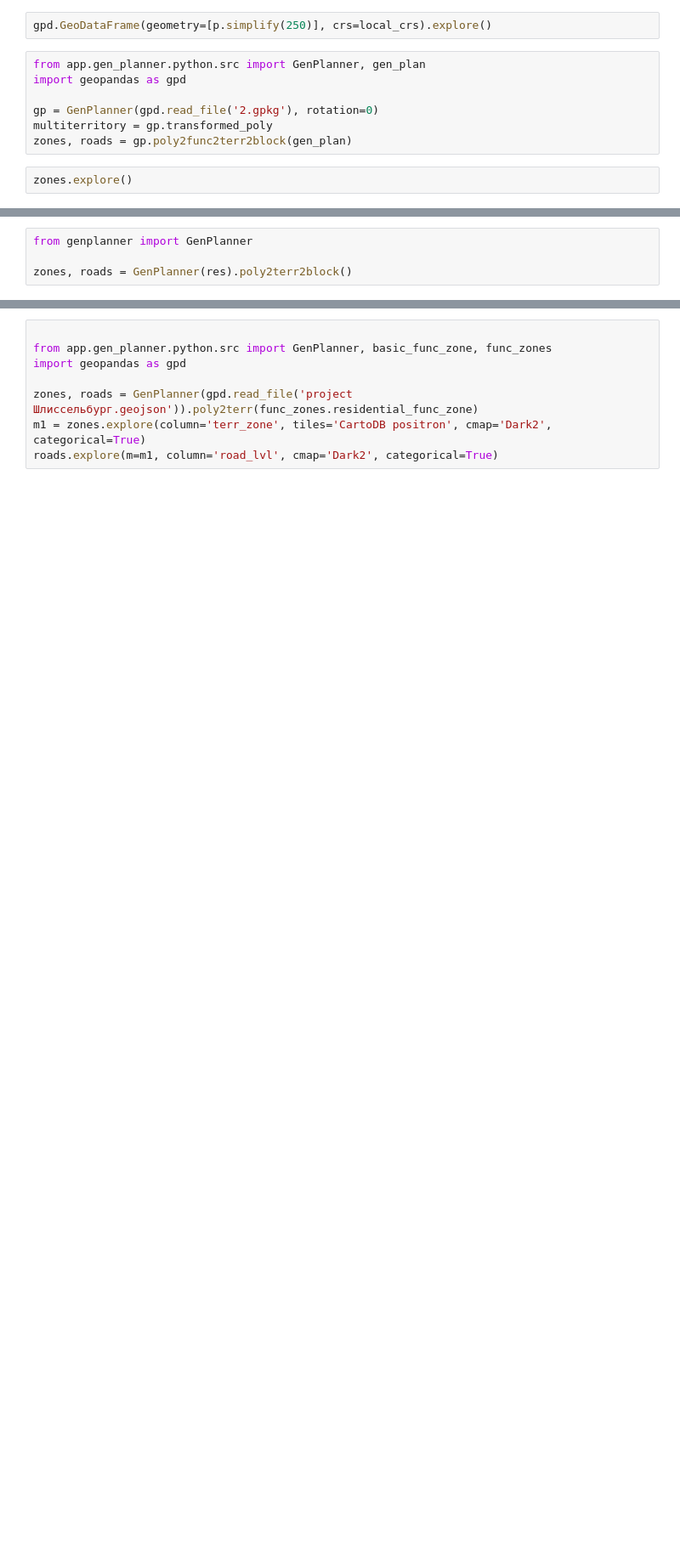
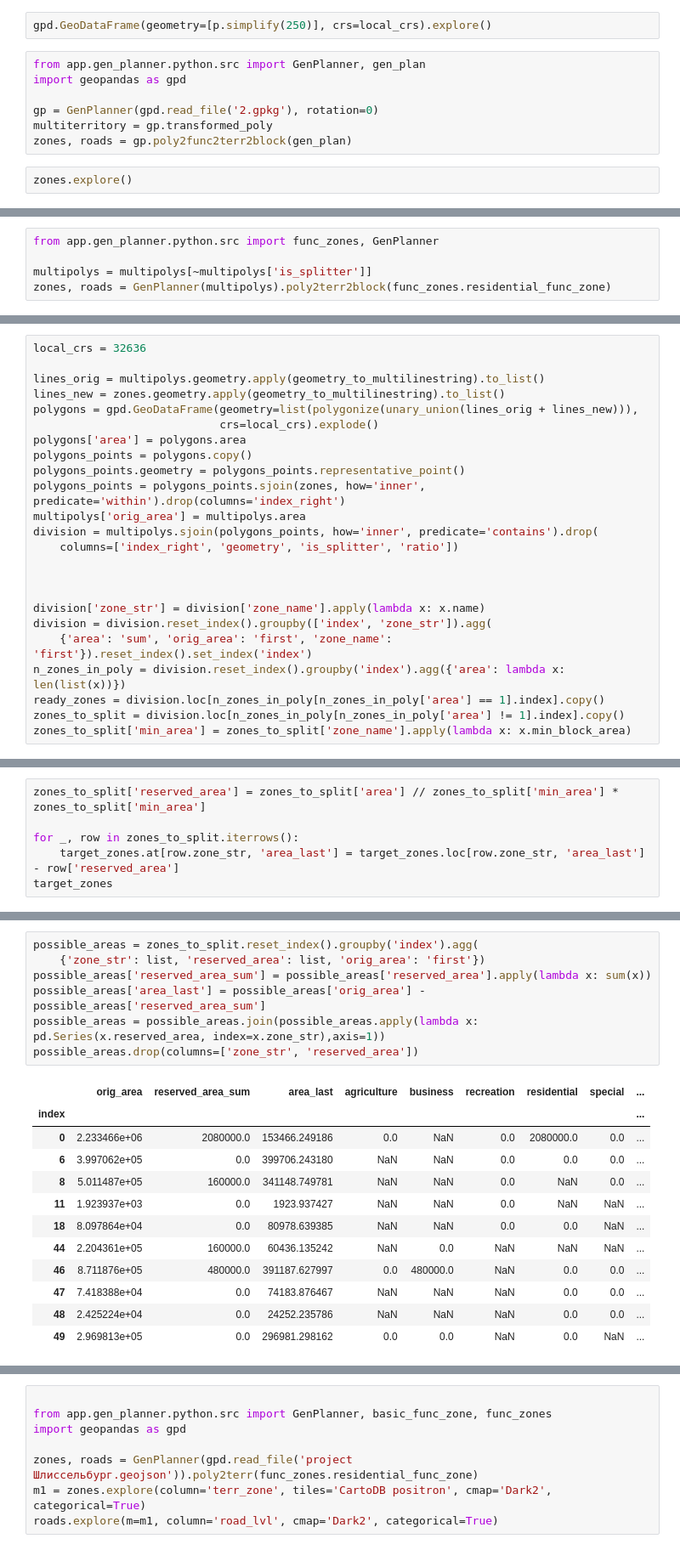
Before and after one commit to IDUclub/GenPlanner, a Jupyter notebook: app/gen_planner/python/src/poisson_sampling.ipynb, the cells around one changed output, grey strips where cells are left out. Shown at 85% size. Drawn from its saved outputs; the diff is of its cells as text; blank space fills up the shorter version.

Commit message:
12.02.2025 (in progress) - multip in progress

```diff
--- a/app/gen_planner/python/src/poisson_sampling.ipynb
+++ b/app/gen_planner/python/src/poisson_sampling.ipynb
@@ -134,7 +137,8 @@ Available workers count 16
 [interactive output not drawn]
 # %%
-from genplanner import GenPlanner
+from app.gen_planner.python.src import func_zones, GenPlanner
 
-zones, roads = GenPlanner(res).poly2terr2block()
+multipolys = multipolys[~multipolys['is_splitter']]
+zones, roads = GenPlanner(multipolys).poly2terr2block(func_zones.residential_func_zone)
 # %%
 m1 = zones.explore(column='zone_name', tiles='CartoDB positron', cmap='Dark2', categorical=True)
@@ -163,0 +148,24 @@ roads
+# %%
+local_crs = 32636
+
+lines_orig = multipolys.geometry.apply(geometry_to_multilinestring).to_list()
+lines_new = zones.geometry.apply(geometry_to_multilinestring).to_list()
+polygons = gpd.GeoDataFrame(geometry=list(polygonize(unary_union(lines_orig + lines_new))),
+                            crs=local_crs).explode()
+polygons['area'] = polygons.area
+polygons_points = polygons.copy()
+polygons_points.geometry = polygons_points.representative_point()
+polygons_points = polygons_points.sjoin(zones, how='inner', predicate='within').drop(columns='index_right')
+multipolys['orig_area'] = multipolys.area
+division = multipolys.sjoin(polygons_points, how='inner', predicate='contains').drop(
+    columns=['index_right', 'geometry', 'is_splitter', 'ratio'])
+
+
+
+division['zone_str'] = division['zone_name'].apply(lambda x: x.name)
+division = division.reset_index().groupby(['index', 'zone_str']).agg(
+    {'area': 'sum', 'orig_area': 'first', 'zone_name': 'first'}).reset_index().set_index('index')
+n_zones_in_poly = division.reset_index().groupby('index').agg({'area': lambda x: len(list(x))})
+ready_zones = division.loc[n_zones_in_poly[n_zones_in_poly['area'] == 1].index].copy()
+zones_to_split = division.loc[n_zones_in_poly[n_zones_in_poly['area'] != 1].index].copy()
+zones_to_split['min_area'] = zones_to_split['zone_name'].apply(lambda x: x.min_block_area)
@@ -163,0 +207,6 @@ roads
+# %%
+zones_to_split['reserved_area'] = zones_to_split['area'] // zones_to_split['min_area'] * zones_to_split['min_area']
+
+for _, row in zones_to_split.iterrows():
+    target_zones.at[row.zone_str, 'area_last'] = target_zones.loc[row.zone_str, 'area_last'] - row['reserved_area']
+target_zones
@@ -163,0 +222,20 @@ roads
+# %%
+possible_areas = zones_to_split.reset_index().groupby('index').agg(
+    {'zone_str': list, 'reserved_area': list, 'orig_area': 'first'})
+possible_areas['reserved_area_sum'] = possible_areas['reserved_area'].apply(lambda x: sum(x))
+possible_areas['area_last'] = possible_areas['orig_area'] -  possible_areas['reserved_area_sum']
+possible_areas = possible_areas.join(possible_areas.apply(lambda x: pd.Series(x.reserved_area, index=x.zone_str),axis=1))
+possible_areas.drop(columns=['zone_str', 'reserved_area'])
+# %% [output]
+|  | orig_area | reserved_area_sum | area_last | agriculture | business | recreation | residential | special | ... |
+| index |  |  |  |  |  |  |  |  | ... |
+| 0 | 2.233466e+06 | 2080000.0 | 153466.249186 | 0.0 | NaN | 0.0 | 2080000.0 | 0.0 | ... |
+| 6 | 3.997062e+05 | 0.0 | 399706.243180 | NaN | NaN | 0.0 | 0.0 | 0.0 | ... |
+| 8 | 5.011487e+05 | 160000.0 | 341148.749781 | NaN | NaN | 0.0 | NaN | 0.0 | ... |
+| 11 | 1.923937e+03 | 0.0 | 1923.937427 | NaN | NaN | 0.0 | NaN | NaN | ... |
+| 18 | 8.097864e+04 | 0.0 | 80978.639385 | NaN | NaN | 0.0 | 0.0 | NaN | ... |
+| 44 | 2.204361e+05 | 160000.0 | 60436.135242 | NaN | 0.0 | NaN | NaN | NaN | ... |
+| 46 | 8.711876e+05 | 480000.0 | 391187.627997 | 0.0 | 480000.0 | NaN | 0.0 | 0.0 | ... |
+| 47 | 7.418388e+04 | 0.0 | 74183.876467 | NaN | NaN | NaN | 0.0 | 0.0 | ... |
+| 48 | 2.425224e+04 | 0.0 | 24252.235786 | NaN | NaN | NaN | 0.0 | 0.0 | ... |
+| 49 | 2.969813e+05 | 0.0 | 296981.298162 | 0.0 | 0.0 | NaN | 0.0 | NaN | ... |
```
Also changed, not shown: parts of 12 cells of this notebook, 3 other files.
